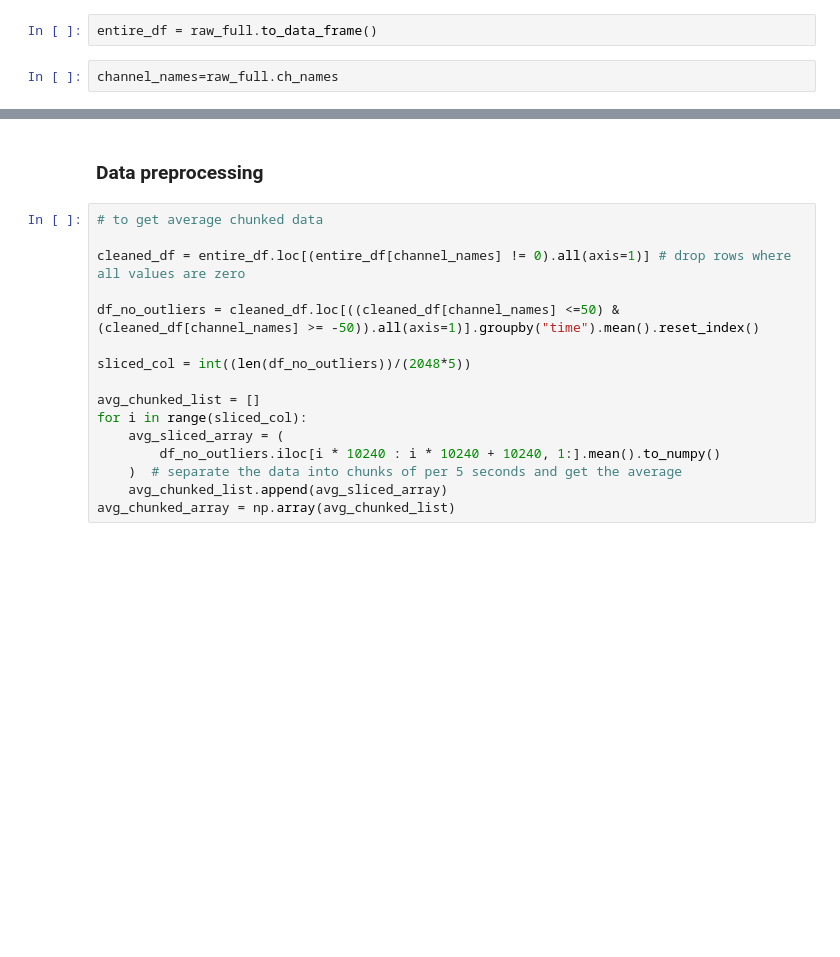
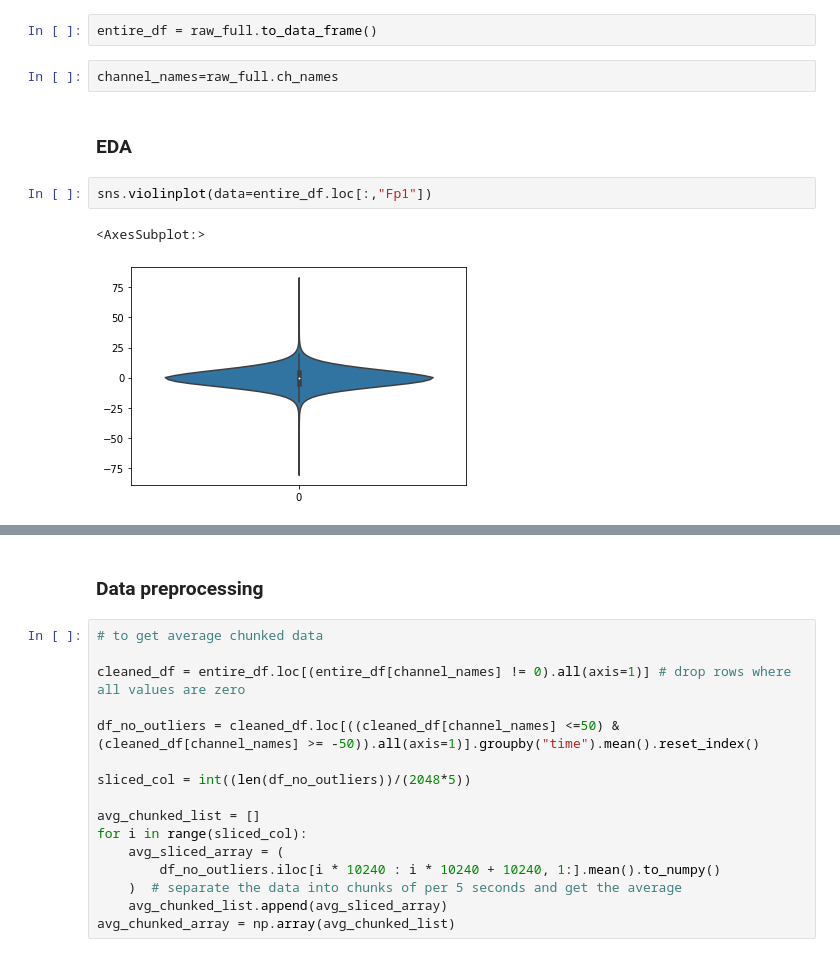
Before and after one commit to UBC-MDS/simpl_eeg_capstone, a Jupyter notebook: src/clustering/HMM.ipynb, the cells around one changed output, grey strips where cells are left out. Drawn from its saved outputs; the diff is of its cells as text; blank space fills up the shorter version.

Commit message:
check the distribution of eeg data

```diff
--- a/src/clustering/HMM.ipynb
+++ b/src/clustering/HMM.ipynb
@@ -297,3 +29,10 @@ Reading C:\Users\Yiki\Documents\UBC\MDS\Homework\capstone\simpl_eeg_capstone\dat
 entire_df = raw_full.to_data_frame()
 # %%
 channel_names=raw_full.ch_names
+# %% [markdown]
+### EDA
+# %%
+sns.violinplot(data=entire_df.loc[:,"Fp1"])
+# %% [output]
+<AxesSubplot:>
+[figure, added]
```
Also changed, not shown: parts of 26 cells of this notebook.
